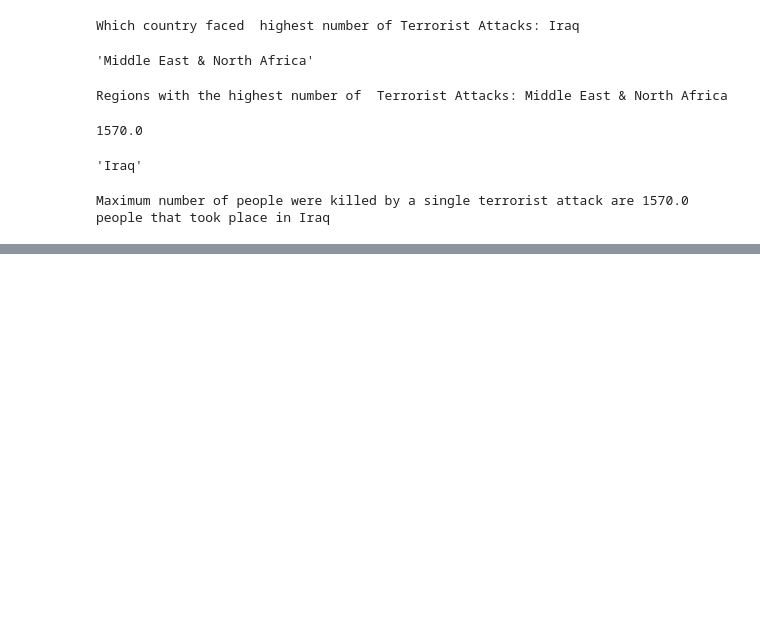
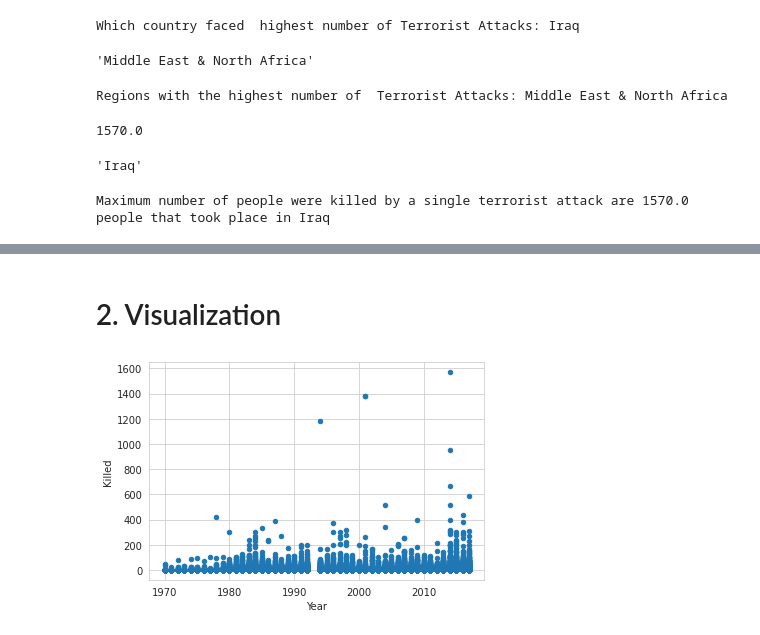
Before and after one commit to Prashant-op/-ABTN0102-Global-Terrorism-Analysis, a Jupyter notebook: Prashant_Bhardwaj_24_02_2021_[ABTN0102]_Global_Terrorism_Analysis.ipynb, the cells around one changed output, grey strips where cells are left out. Drawn from its saved outputs; the diff is of its cells as text; code cells hidden in the pictures; blank space fills up the shorter version.

```diff
--- a/Prashant_Bhardwaj_24_02_2021_[ABTN0102]_Global_Terrorism_Analysis.ipynb
+++ b/Prashant_Bhardwaj_24_02_2021_[ABTN0102]_Global_Terrorism_Analysis.ipynb
@@ -235,0 +291,8 @@ Maximum number of people were killed by a single terrorist attack are 1570.0 peo
+# %% [markdown]
+# 2. Visualization
+# %%
+# USING scattered Plot just Visualised the relationship between year and  Killed Person
+df.plot(kind='scatter',x='Year',y='Killed')
+plt.show()
+# %% [output]
+[figure, added]
```
Also changed, not shown: parts of 33 cells of this notebook.
